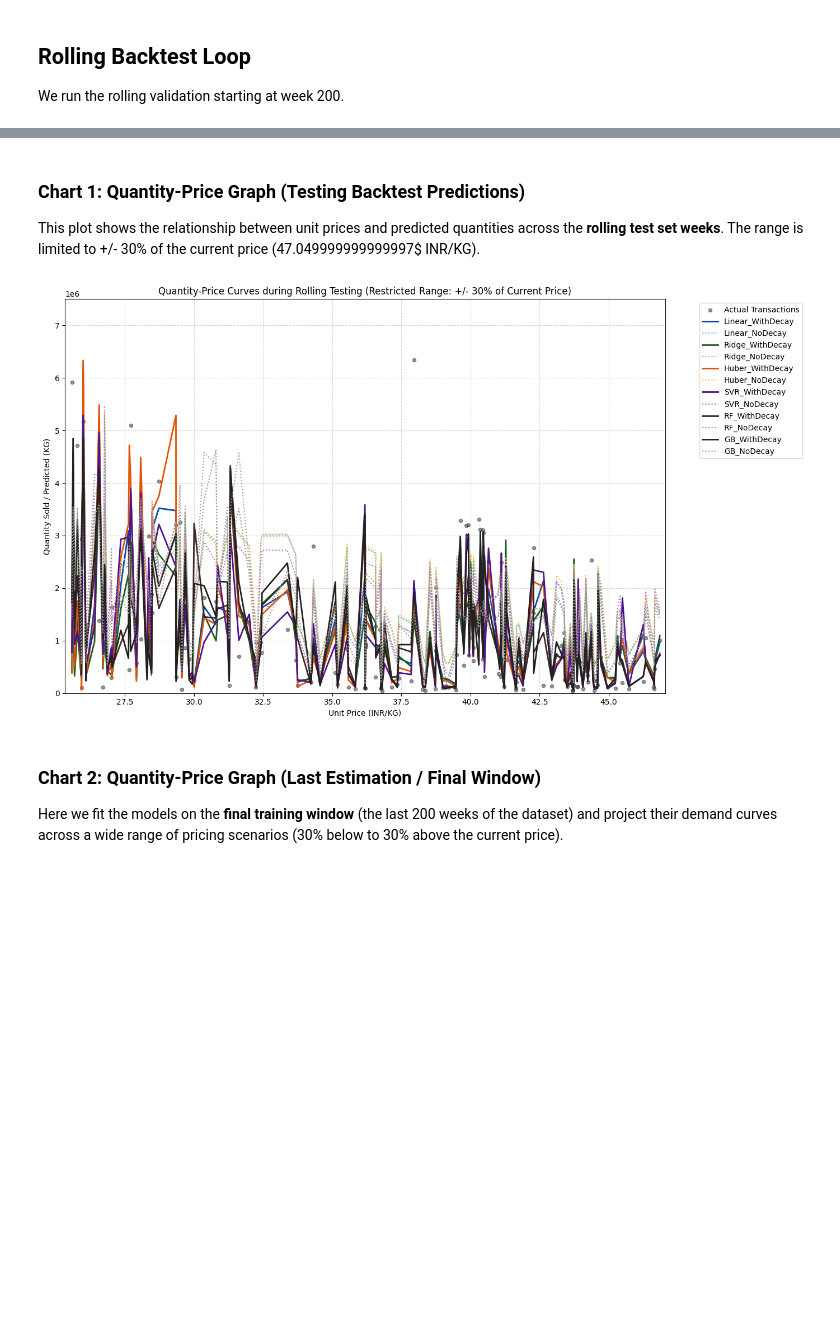
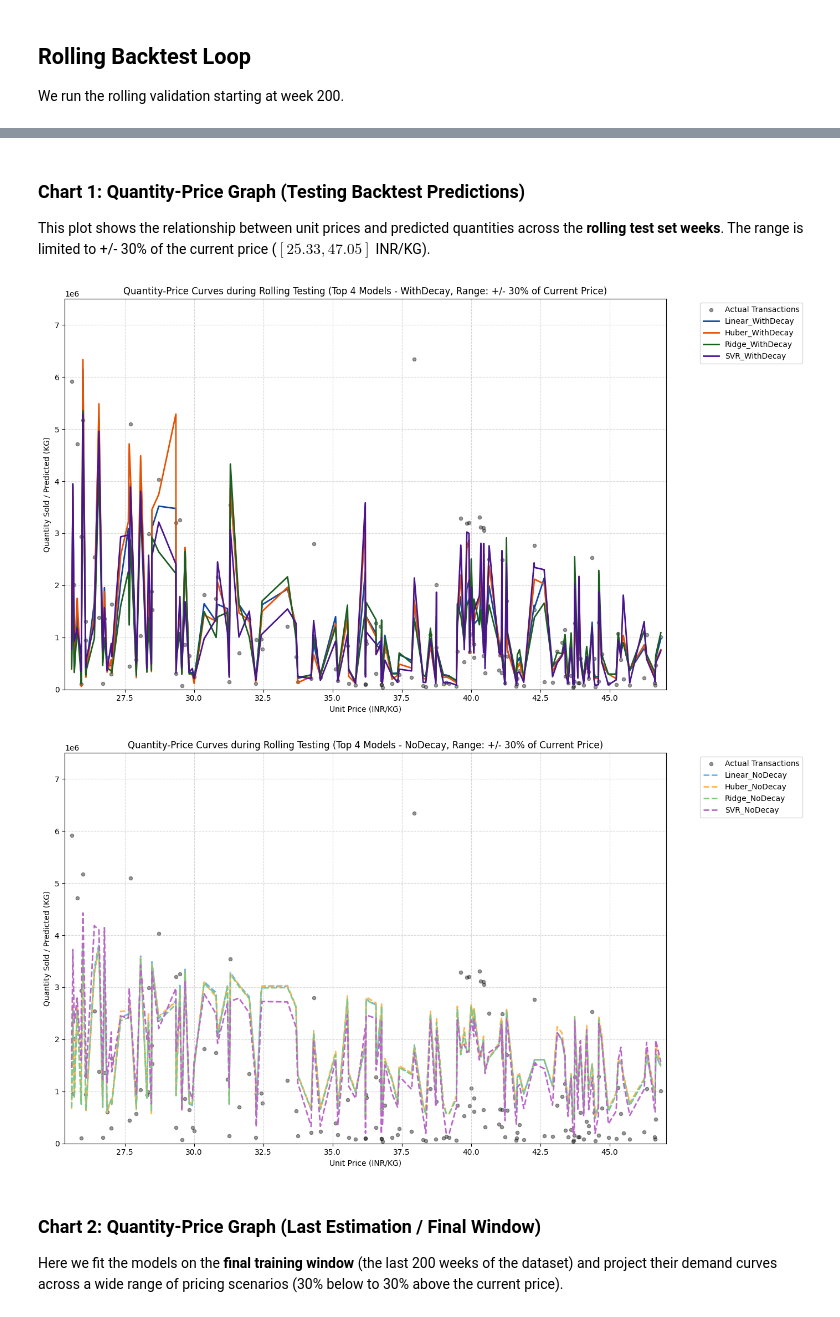
Before and after one commit to atishayj2202/PriceAnalysis, a Jupyter notebook: mod_test/elasticity_model_testing.ipynb, the cells around one changed output, grey strips where cells are left out. Drawn from its saved outputs; the diff is of its cells as text; code cells hidden in the pictures; blank space fills up the shorter version.

```diff
--- a/mod_test/elasticity_model_testing.ipynb
+++ b/mod_test/elasticity_model_testing.ipynb
@@ -132,7 +138,7 @@ def run_model(model_type, train_slice, test_price, use_decay=True, decay_rate=0.
 
 We run the rolling validation starting at week 200.
 # %%
-model_configs = [
+all_configs = [
     ('Linear_NoDecay', 'Linear', False),
     ('Linear_WithDecay', 'Linear', True),
     ('Ridge_NoDecay', 'Ridge', False),
@@ -149,11 +155,16 @@ model_configs = [
     ('MLP_WithDecay', 'MLP', True),
 ]
 
+if RUN_DECAY_ONLY:
+    model_configs = [config for config in all_configs if config[2] is True]
+else:
+    model_configs = all_configs
+
 train_window = 200
 results = {config[0]: [] for config in model_configs}
 test_indices = range(train_window, len(df))
 actual_qs = []
-actual_ps = []  # populated to avoid NameError
+actual_ps = []
 dates = []
 
 for idx in test_indices:
@@ -163,7 +174,7 @@ for idx in test_indices:
     test_price = test_row['unit_price']
     actual_q = test_row['units_sold']
     actual_qs.append(actual_q)
-    actual_ps.append(test_price)  # populated to avoid NameError
+    actual_ps.append(test_price)
     dates.append(test_row['date'])
 
     for name, m_type, use_decay in model_configs:
@@ -171,5 +182,5 @@ for idx in test_indices:
         e = max(-10.0, min(2.0, e))
         results[name].append({'elasticity': e, 'pred': pred})
 
-print(f"Completed rolling backtest for {len(test_indices)} test weeks.")
+print(f"Completed rolling backtest for {len(test_indices)} test weeks. Evaluated {len(model_configs)} models.")
 # %% [output]
@@ -274,53 +329,57 @@ plt.show()
 # %% [markdown]
 ### Chart 1: Quantity-Price Graph (Testing Backtest Predictions)
 
-This plot shows the relationship between unit prices and predicted quantities across the **rolling test set weeks**. The range is limited to +/- 30% of the current price (47.049999999999997$ INR/KG).
+This plot shows the relationship between unit prices and predicted quantities across the **rolling test set weeks**. The range is limited to +/- 30% of the current price ($[25.33, 47.05]$ INR/KG).
 # %%
 prices = np.array(actual_ps)
 p_current = df['unit_price'].iloc[-1]
 p_min = p_current * 0.7
 p_max = p_current * 1.3
 
-# Filter test indices in range
 filter_idx = (prices >= p_min) & (prices <= p_max)
 filtered_prices = prices[filter_idx]
 filtered_actual_qs = actual_qs[filter_idx]
+sorted_idx = np.argsort(filtered_prices)
 
-# Color configuration (WithDecay = dark, NoDecay = light)
-color_pairs = {
-    'Linear': ('#0d47a1', '#64b5f6'),  # Blue
-    'Ridge': ('#1b5e20', '#81c784'),   # Green
-    'Huber': ('#e65100', '#ffb74d'),   # Orange
-    'SVR': ('#4a148c', '#ba68c8'),     # Purple
-    'RF': ('#3e2723', '#a1887f'),      # Brown
-    'GB': ('#212121', '#9e9e9e'),      # Grey
-}
-
+# Chart 1a: WithDecay
 plt.figure(figsize=(14, 8))
 plt.scatter(filtered_prices, filtered_actual_qs, color='black', alpha=0.4, label='Actual Transactions', s=20)
-
-sorted_idx = np.argsort(filtered_prices)
-
-for base_name, (c_decay, c_nodecay) in color_pairs.items():
-    # 1. With Decay
-    preds_wd = np.array([p['pred'] for p in results[base_name + '_WithDecay']])[filter_idx]
-    plt.plot(filtered_prices[sorted_idx], preds_wd[sorted_idx], label=base_name + '_WithDecay', color=c_decay, linewidth=2.0)
-
-    # 2. No Decay
-    preds_nd = np.array([p['pred'] for p in results[base_name + '_NoDecay']])[filter_idx]
-    plt.plot(filtered_prices[sorted_idx], preds_nd[sorted_idx], label=base_name + '_NoDecay', color=c_nodecay, linewidth=1.5, linestyle=':')
-
-plt.title('Quantity-Price Curves during Rolling Testing (Restricted Range: +/- 30% of Current Price)')
+for base_name, (c_decay, _) in color_pairs.items():
+    wd_name = base_name + '_WithDecay'
+    if wd_name in results:
+        preds_wd = np.array([p['pred'] for p in results[wd_name]])[filter_idx]
+        plt.plot(filtered_prices[sorted_idx], preds_wd[sorted_idx], label=wd_name, color=c_decay, linewidth=2.0)
+plt.title('Quantity-Price Curves during Rolling Testing (Top 4 Models - WithDecay, Range: +/- 30% of Current Price)')
 plt.xlabel('Unit Price (INR/KG)')
 plt.ylabel('Quantity Sold / Predicted (KG)')
 plt.xlim(p_min, p_max)
+plt.ylim(0, 7.5e6)
 plt.legend(bbox_to_anchor=(1.05, 1), loc='upper left')
 plt.grid(True, linestyle='--', alpha=0.5)
 plt.tight_layout()
-plt.ylim(0, 7.5e6)  # limit y-axis to crop extreme outlier spikes
 plt.show()
+
+# Chart 1b: NoDecay
+if not RUN_DECAY_ONLY:
+    plt.figure(figsize=(14, 8))
+    plt.scatter(filtered_prices, filtered_actual_qs, color='black', alpha=0.4, label='Actual Transactions', s=20)
+    for base_name, (_, c_nodecay) in color_pairs.items():
+        nd_name = base_name + '_NoDecay'
+        if nd_name in results:
+            preds_nd = np.array([p['pred'] for p in results[nd_name]])[filter_idx]
+            plt.plot(filtered_prices[sorted_idx], preds_nd[sorted_idx], label=nd_name, color=c_nodecay, linewidth=2.0, linestyle='--')
+    plt.title('Quantity-Price Curves during Rolling Testing (Top 4 Models - NoDecay, Range: +/- 30% of Current Price)')
+    plt.xlabel('Unit Price (INR/KG)')
+    plt.ylabel('Quantity Sold / Predicted (KG)')
+    plt.xlim(p_min, p_max)
+    plt.ylim(0, 7.5e6)
+    plt.legend(bbox_to_anchor=(1.05, 1), loc='upper left')
+    plt.grid(True, linestyle='--', alpha=0.5)
+    plt.tight_layout()
+    plt.show()
 # %% [output]
-[figure, old version]
+[figure, new version]
+[figure, added]
 # %% [markdown]
 ### Chart 2: Quantity-Price Graph (Last Estimation / Final Window)
 
```
Also changed, not shown: parts of 10 cells of this notebook, 2 other files.
